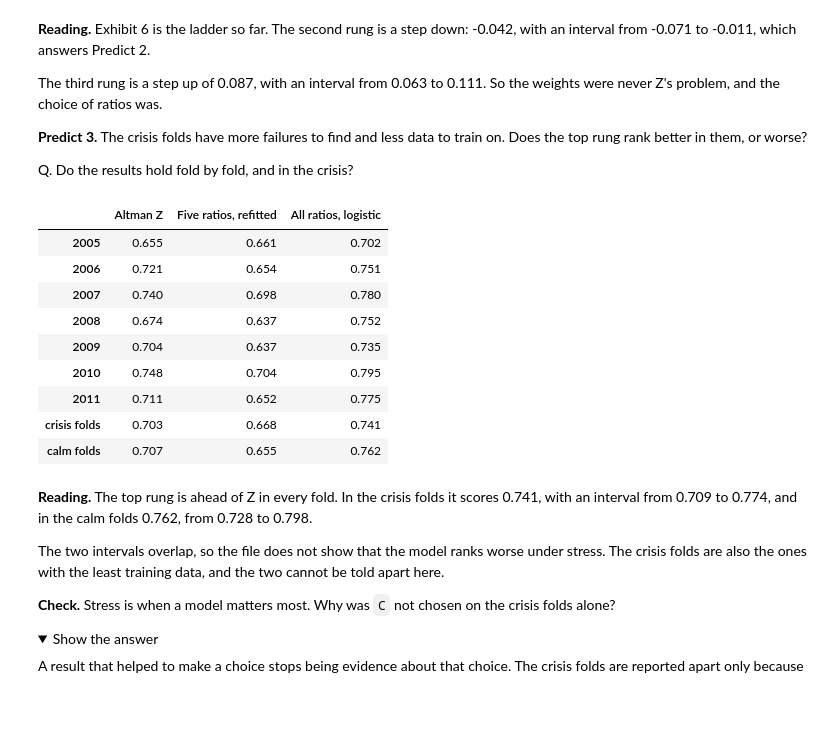
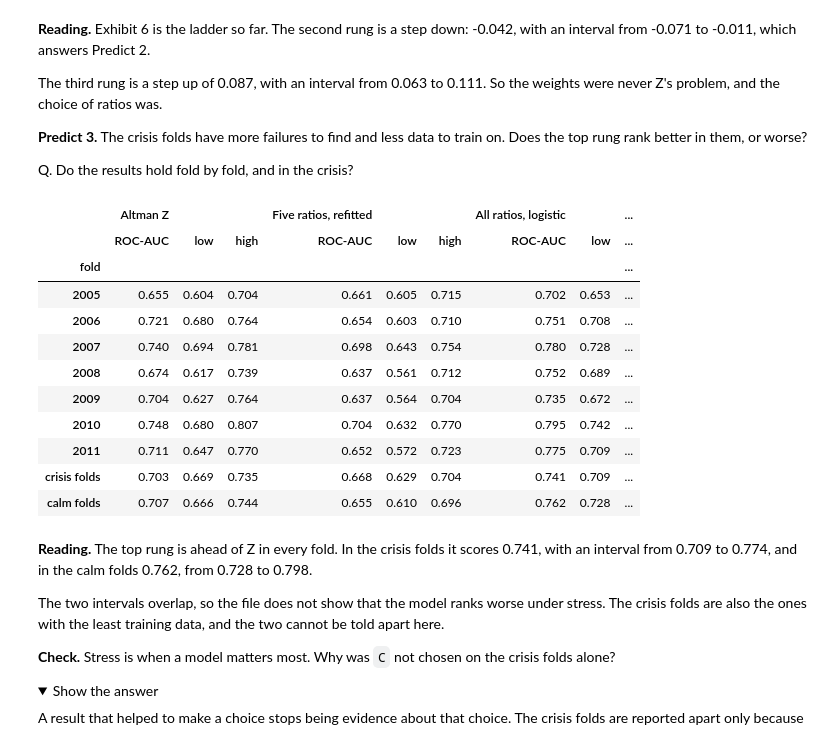
Before and after one commit to lenamonj/corp-default, a Jupyter notebook: notebooks/04_the_yardstick.ipynb, the cells around one changed output. Cells and saved outputs as stored; diff of their text form; code cells hidden in the pictures; folded sections open; blank space fills up the shorter version.

Commit message:
Chapter 4: every rung gets its interval fold by fold
Co-Authored-By: Claude Fable 5.2 <noreply@anthropic.com>
Claude-Session: https://claude.ai/code/session_017hq6XKDhjb5AwMA5DJM48s

```diff
--- a/notebooks/04_the_yardstick.ipynb
+++ b/notebooks/04_the_yardstick.ipynb
@@ -1339,44 +1339,44 @@ So the weights were never Z's problem, and the choice of ratios was.
 
 Q. Do the results hold fold by fold, and in the crisis?
 # %%
-def folds_and_pools(oof: pd.DataFrame) -> pd.Series:
-    """ROC-AUC of each fold, then of the crisis folds pooled and of the calm folds pooled."""
-    crisis = oof["year"].isin(CRISIS_FOLDS)
-    pools = {
-        "crisis folds": roc_auc_score(oof.loc[crisis, "target"], oof.loc[crisis, "pct"]),
-        "calm folds": roc_auc_score(oof.loc[~crisis, "target"], oof.loc[~crisis, "pct"]),
-    }
-    by_year = auc_by_fold(oof)
-    by_year.index = by_year.index.astype(str)
-    return pd.concat([by_year, pd.Series(pools)])
-
-
-folds_auc = pd.DataFrame({name: folds_and_pools(oof) for name, oof in rungs.items()})
-# The library's table adds intervals. It is run for the top rung only, to keep the chapter quick.
-top_folds = fold_table(rungs["All ratios, logistic"], n_boot=N_BOOT).set_index("fold")
-assert np.allclose(top_folds["roc_auc"], folds_auc["All ratios, logistic"])
+# The library's table gives each fold and each pool its ROC-AUC with a bootstrap interval.
+fold_tables = {
+    name: fold_table(oof, n_boot=N_BOOT).set_index("fold") for name, oof in rungs.items()
+}
+folds_auc = pd.concat(
+    {
+        name: table[["roc_auc", "roc_auc_lo", "roc_auc_hi"]].set_axis(
+            ["ROC-AUC", "low", "high"], axis=1
+        )
+        for name, table in fold_tables.items()
+    },
+    axis=1,
+)
+top_folds = fold_tables["All ratios, logistic"]
 # The reading says the top rung is ahead of Z in every fold. Checked here.
-assert (folds_auc["All ratios, logistic"] > folds_auc["Altman Z"]).all()
+assert (top_folds["roc_auc"] > fold_tables["Altman Z"]["roc_auc"]).all()
 
 store.put("crisis_auc", top_folds.loc["crisis folds", "roc_auc"])
 store.put("crisis_low", top_folds.loc["crisis folds", "roc_auc_lo"])
 store.put("crisis_high", top_folds.loc["crisis folds", "roc_auc_hi"])
 store.put("calm_auc", top_folds.loc["calm folds", "roc_auc"])
 store.put("calm_low", top_folds.loc["calm folds", "roc_auc_lo"])
 store.put("calm_high", top_folds.loc["calm folds", "roc_auc_hi"])
 
 folds_auc.round(3)
 # %% [output]
-|  | Altman Z | Five ratios, refitted | All ratios, logistic |
-| 2005 | 0.655 | 0.661 | 0.702 |
-| 2006 | 0.721 | 0.654 | 0.751 |
-| 2007 | 0.740 | 0.698 | 0.780 |
-| 2008 | 0.674 | 0.637 | 0.752 |
-| 2009 | 0.704 | 0.637 | 0.735 |
-| 2010 | 0.748 | 0.704 | 0.795 |
-| 2011 | 0.711 | 0.652 | 0.775 |
-| crisis folds | 0.703 | 0.668 | 0.741 |
-| calm folds | 0.707 | 0.655 | 0.762 |
+|  | Altman Z |  |  | Five ratios, refitted |  |  | All ratios, logistic |  | ... |
+|  | ROC-AUC | low | high | ROC-AUC | low | high | ROC-AUC | low | ... |
+| fold |  |  |  |  |  |  |  |  | ... |
+| 2005 | 0.655 | 0.604 | 0.704 | 0.661 | 0.605 | 0.715 | 0.702 | 0.653 | ... |
+| 2006 | 0.721 | 0.680 | 0.764 | 0.654 | 0.603 | 0.710 | 0.751 | 0.708 | ... |
+| 2007 | 0.740 | 0.694 | 0.781 | 0.698 | 0.643 | 0.754 | 0.780 | 0.728 | ... |
+| 2008 | 0.674 | 0.617 | 0.739 | 0.637 | 0.561 | 0.712 | 0.752 | 0.689 | ... |
+| 2009 | 0.704 | 0.627 | 0.764 | 0.637 | 0.564 | 0.704 | 0.735 | 0.672 | ... |
+| 2010 | 0.748 | 0.680 | 0.807 | 0.704 | 0.632 | 0.770 | 0.795 | 0.742 | ... |
+| 2011 | 0.711 | 0.647 | 0.770 | 0.652 | 0.572 | 0.723 | 0.775 | 0.709 | ... |
+| crisis folds | 0.703 | 0.669 | 0.735 | 0.668 | 0.629 | 0.704 | 0.741 | 0.709 | ... |
+| calm folds | 0.707 | 0.666 | 0.744 | 0.655 | 0.610 | 0.696 | 0.762 | 0.728 | ... |
 # %% [markdown]
 **Reading.** The top rung is ahead of Z in every fold.
 In the crisis folds it scores 0.741, with an interval from 0.709 to 0.774, and in the calm folds 0.762, from 0.728 to 0.798.
```
Also changed, not shown: 1 other file.
